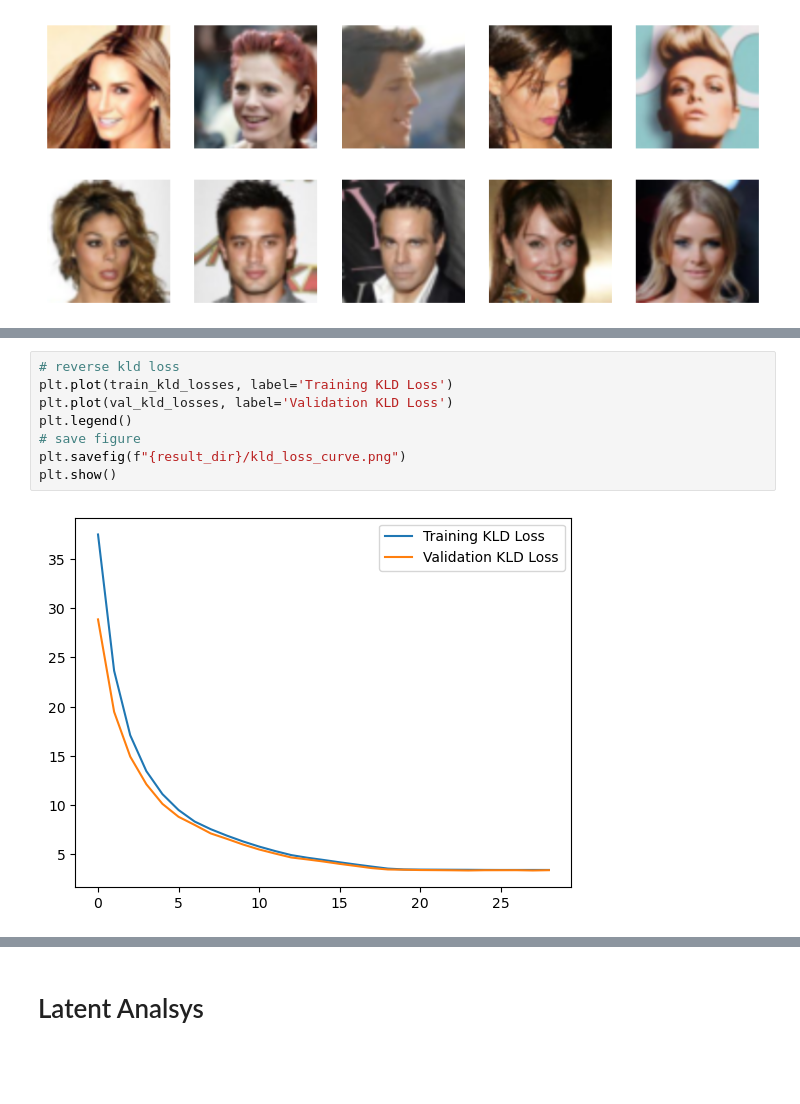
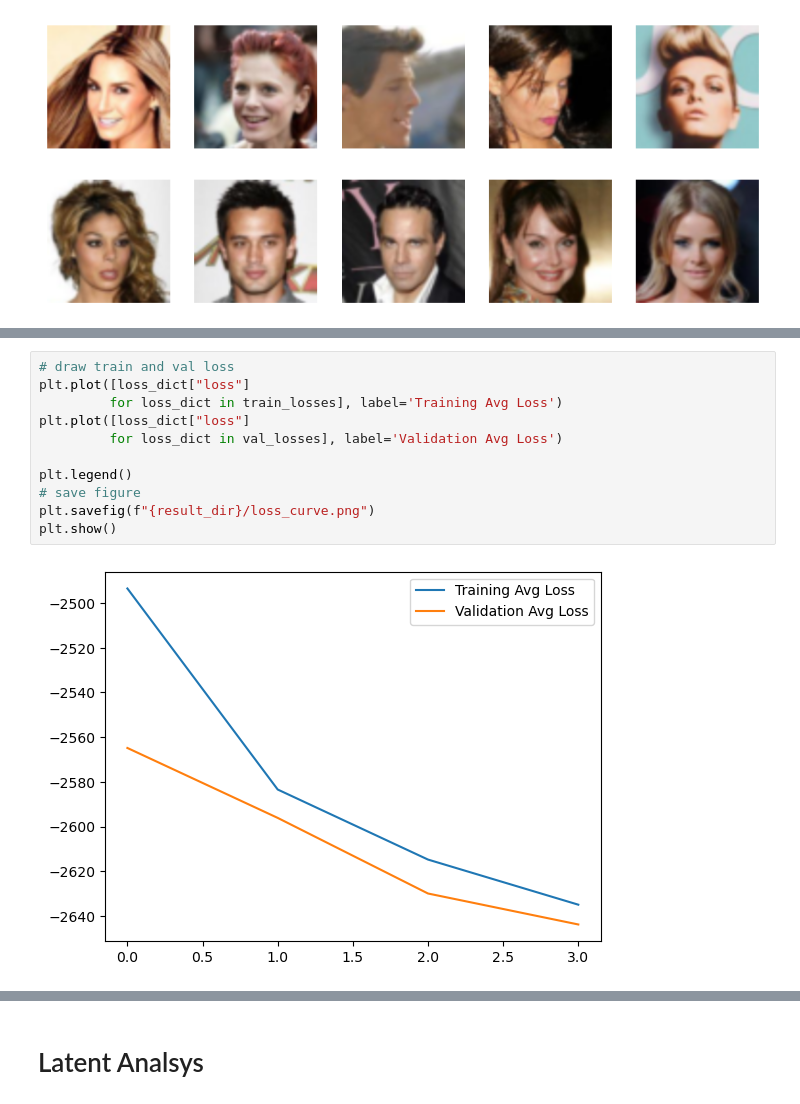
Before and after one commit to Horizon-42/variation_autoencoder, a Jupyter notebook: vae_on_celebs.ipynb, the cells around one changed output, grey strips where cells are left out. Cells and saved outputs as stored; diff of their text form; blank space fills up the shorter version.

```diff
--- a/vae_on_celebs.ipynb
+++ b/vae_on_celebs.ipynb
@@ -437,10 +433,13 @@ plt.show()
 # %%
-# reverse kld loss
-plt.plot(train_kld_losses, label='Training KLD Loss')
-plt.plot(val_kld_losses, label='Validation KLD Loss')
+# draw train and val loss
+plt.plot([loss_dict["loss"]
+         for loss_dict in train_losses], label='Training Avg Loss')
+plt.plot([loss_dict["loss"]
+         for loss_dict in val_losses], label='Validation Avg Loss')
+
 plt.legend()
 # save figure
-plt.savefig(f"{result_dir}/kld_loss_curve.png")
+plt.savefig(f"{result_dir}/loss_curve.png")
 plt.show()
 # %% [output]
-[figure, old version]
+[figure, new version]
```
Also changed, not shown: parts of 18 cells of this notebook.
